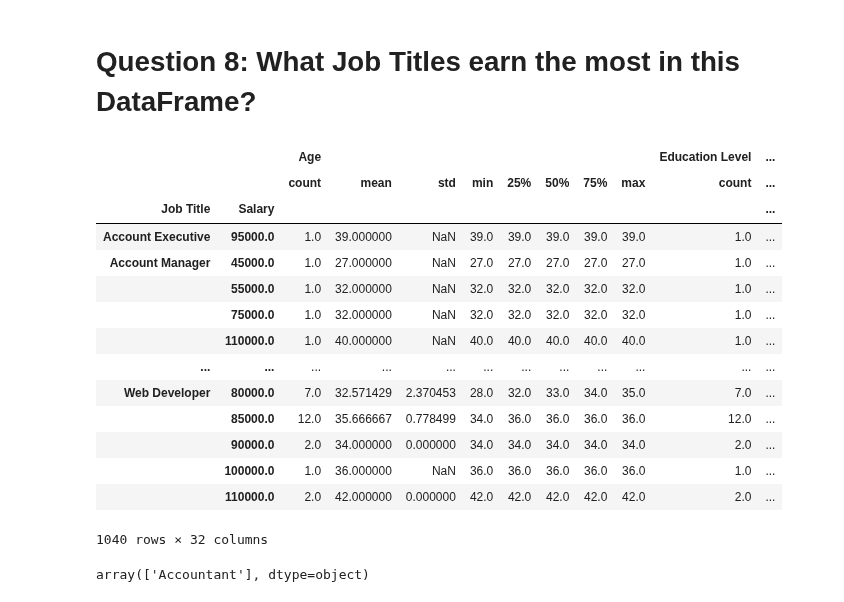
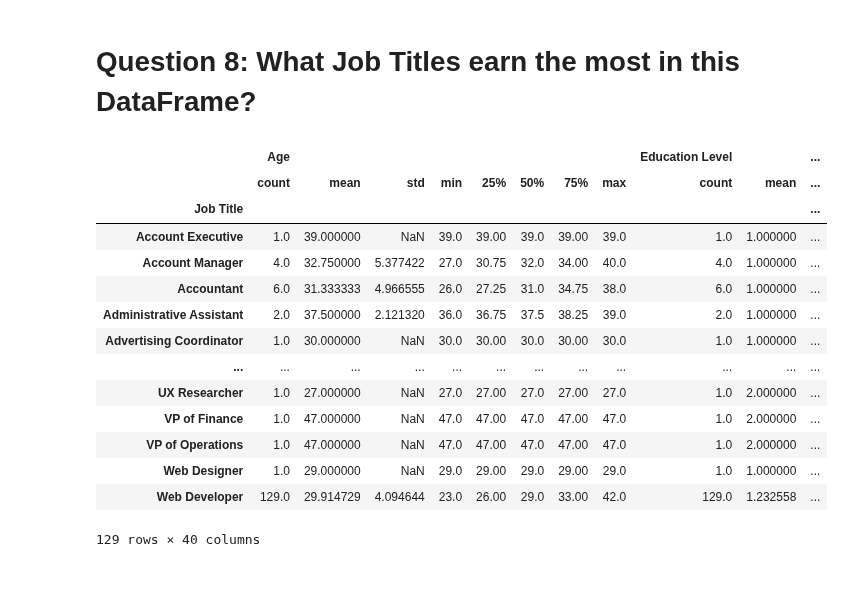
Before and after one commit to AbhijayPaul/HackTheHood-Final, a Jupyter notebook: HtHFinal.ipynb, the cells around one changed output. Saved outputs shown, nothing was run; the diff lists cells and outputs as text; code cells hidden in the pictures.

```diff
--- a/HtHFinal.ipynb
+++ b/HtHFinal.ipynb
@@ -1052,25 +1052,21 @@ The Job Titles we will be looking at are the following:
 # %% [markdown]
 # Question 8: __What Job Titles earn the most in this DataFrame?__
 # %%
-EM_df = salaryData.groupby(["Job Title", "Salary"])
+EM_df = salaryData.groupby(["Job Title"])
 EM_df.describe()
 # %% [output]
-|  |  | Age |  |  |  |  |  |  |  | Education Level | ... |
-|  |  | count | mean | std | min | 25% | 50% | 75% | max | count | ... |
-| Job Title | Salary |  |  |  |  |  |  |  |  |  | ... |
-| Account Executive | 95000.0 | 1.0 | 39.000000 | NaN | 39.0 | 39.0 | 39.0 | 39.0 | 39.0 | 1.0 | ... |
-| Account Manager | 45000.0 | 1.0 | 27.000000 | NaN | 27.0 | 27.0 | 27.0 | 27.0 | 27.0 | 1.0 | ... |
-|  | 55000.0 | 1.0 | 32.000000 | NaN | 32.0 | 32.0 | 32.0 | 32.0 | 32.0 | 1.0 | ... |
-|  | 75000.0 | 1.0 | 32.000000 | NaN | 32.0 | 32.0 | 32.0 | 32.0 | 32.0 | 1.0 | ... |
-|  | 110000.0 | 1.0 | 40.000000 | NaN | 40.0 | 40.0 | 40.0 | 40.0 | 40.0 | 1.0 | ... |
+|  | Age |  |  |  |  |  |  |  | Education Level |  | ... |
+|  | count | mean | std | min | 25% | 50% | 75% | max | count | mean | ... |
+| Job Title |  |  |  |  |  |  |  |  |  |  | ... |
+| Account Executive | 1.0 | 39.000000 | NaN | 39.0 | 39.00 | 39.0 | 39.00 | 39.0 | 1.0 | 1.000000 | ... |
+| Account Manager | 4.0 | 32.750000 | 5.377422 | 27.0 | 30.75 | 32.0 | 34.00 | 40.0 | 4.0 | 1.000000 | ... |
+| Accountant | 6.0 | 31.333333 | 4.966555 | 26.0 | 27.25 | 31.0 | 34.75 | 38.0 | 6.0 | 1.000000 | ... |
+| Administrative Assistant | 2.0 | 37.500000 | 2.121320 | 36.0 | 36.75 | 37.5 | 38.25 | 39.0 | 2.0 | 1.000000 | ... |
+| Advertising Coordinator | 1.0 | 30.000000 | NaN | 30.0 | 30.00 | 30.0 | 30.00 | 30.0 | 1.0 | 1.000000 | ... |
 | ... | ... | ... | ... | ... | ... | ... | ... | ... | ... | ... | ... |
-| Web Developer | 80000.0 | 7.0 | 32.571429 | 2.370453 | 28.0 | 32.0 | 33.0 | 34.0 | 35.0 | 7.0 | ... |
-|  | 85000.0 | 12.0 | 35.666667 | 0.778499 | 34.0 | 36.0 | 36.0 | 36.0 | 36.0 | 12.0 | ... |
-|  | 90000.0 | 2.0 | 34.000000 | 0.000000 | 34.0 | 34.0 | 34.0 | 34.0 | 34.0 | 2.0 | ... |
-|  | 100000.0 | 1.0 | 36.000000 | NaN | 36.0 | 36.0 | 36.0 | 36.0 | 36.0 | 1.0 | ... |
-|  | 110000.0 | 2.0 | 42.000000 | 0.000000 | 42.0 | 42.0 | 42.0 | 42.0 | 42.0 | 2.0 | ... |
+| UX Researcher | 1.0 | 27.000000 | NaN | 27.0 | 27.00 | 27.0 | 27.00 | 27.0 | 1.0 | 2.000000 | ... |
+| VP of Finance | 1.0 | 47.000000 | NaN | 47.0 | 47.00 | 47.0 | 47.00 | 47.0 | 1.0 | 2.000000 | ... |
+| VP of Operations | 1.0 | 47.000000 | NaN | 47.0 | 47.00 | 47.0 | 47.00 | 47.0 | 1.0 | 2.000000 | ... |
+| Web Designer | 1.0 | 29.000000 | NaN | 29.0 | 29.00 | 29.0 | 29.00 | 29.0 | 1.0 | 1.000000 | ... |
+| Web Developer | 129.0 | 29.914729 | 4.094644 | 23.0 | 26.00 | 29.0 | 33.00 | 42.0 | 129.0 | 1.232558 | ... |
-1040 rows × 32 columns
+129 rows × 40 columns
-# %%
-EM_df["Job Title"].unique().iloc[9]
-# %% [output]
-array(['Accountant'], dtype=object)
```
Also changed, not shown: parts of 1 cell of this notebook.
